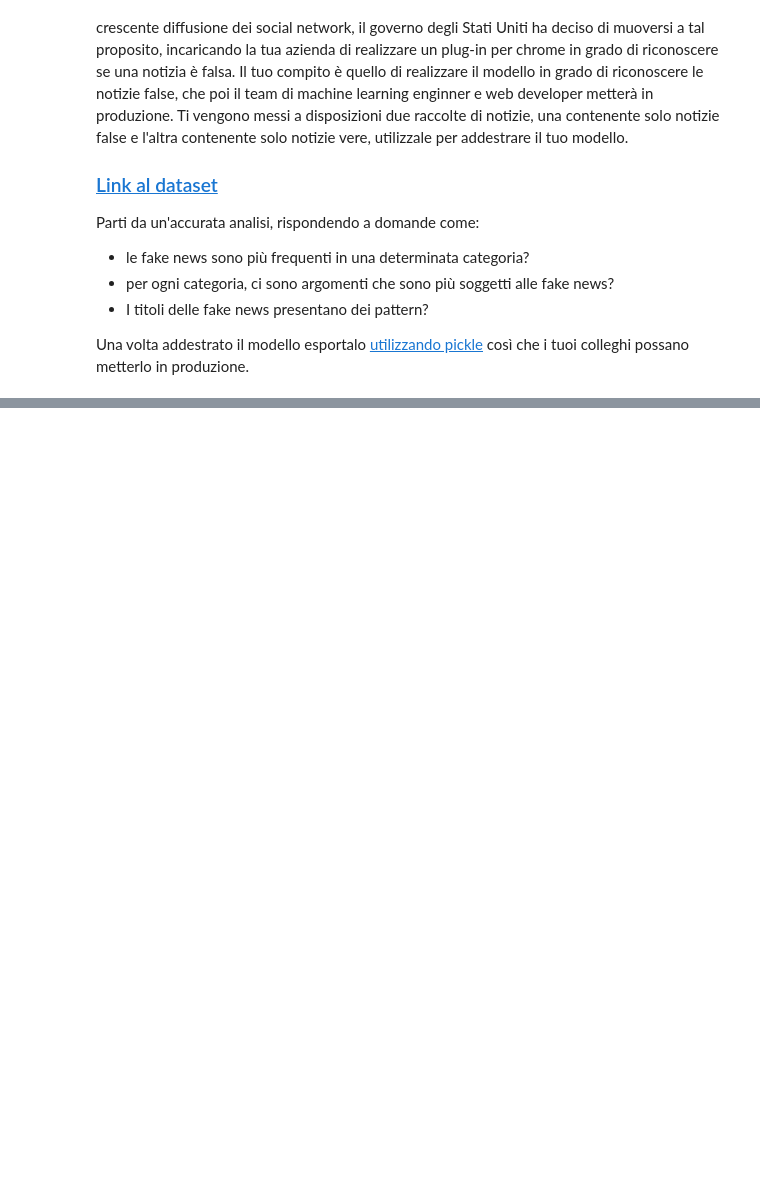
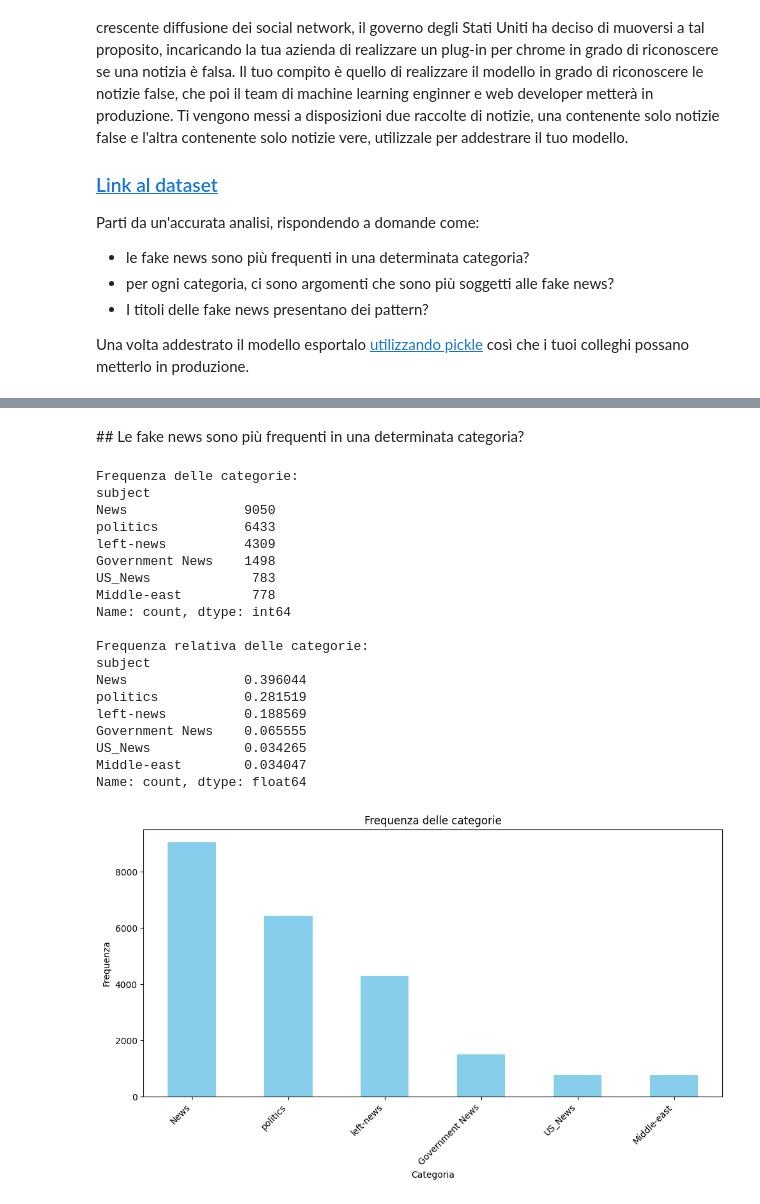
Before and after one commit to cdario79/FiltroFakeNews, a Jupyter notebook: Filtro_per_Fake_News.ipynb, the cells around one changed output, grey strips where cells are left out. Drawn from its saved outputs; the diff is of its cells as text; code cells hidden in the pictures; blank space fills up the shorter version.

```diff
--- a/Filtro_per_Fake_News.ipynb
+++ b/Filtro_per_Fake_News.ipynb
@@ -59,0 +92,3 @@ df_fake.head()
+# %%
+CLEANED_TRUE_NEWS_DATA_FILE_GDRIVE_ID = '1D4q098C3aLifRCdseopfMThzYa-nDa4b'
+CLEANED_FAKE_NEWS_DATA_FILE_GDRIVE_ID = '1Uk3b-kfst_MJ8YopmXGlMwu7Q7Sg-dix'
@@ -59,0 +278,3 @@ df_fake.head()
+# %%
+csv_fake_new_file_name = download_csv_from_google_drive(CLEANED_FAKE_NEWS_DATA_FILE_GDRIVE_ID)
+df_fake_cleaned = pd.read_csv(csv_fake_new_file_name)
@@ -59,0 +283,2 @@ df_fake.head()
+# %%
+df_fake_cleaned.dropna(inplace=True)
@@ -59,0 +323,47 @@ df_fake.head()
+# %% [markdown]
+## Le fake news sono più frequenti in una determinata categoria?
+# %%
+# Contare il numero di occorrenze per ciascuna categoria
+frequenza_categorie = df_fake_cleaned['subject'].value_counts()
+
+# Calcolare la frequenza di ciascuna categoria rispetto al totale
+frequenza_relativa = frequenza_categorie / len(df_fake_cleaned)
+
+print("Frequenza delle categorie:")
+print(frequenza_categorie)
+print("\nFrequenza relativa delle categorie:")
+print(frequenza_relativa)
+
+# Ordinare le categorie per frequenza in ordine decrescente
+frequenza_categorie_ordinate = frequenza_categorie.sort_values(ascending=False)
+
+# Creazione del grafico a barre ordinato per frequenza
+plt.figure(figsize=(10, 6))
+frequenza_categorie_ordinate.plot(kind='bar', color='skyblue')
+plt.title('Frequenza delle categorie')
+plt.xlabel('Categoria')
+plt.ylabel('Frequenza')
+plt.xticks(rotation=45, ha='right')
+plt.tight_layout()
+plt.show()
+# %% [output]
+Frequenza delle categorie:
+subject
+News               9050
+politics           6433
+left-news          4309
+Government News    1498
+US_News             783
+Middle-east         778
+Name: count, dtype: int64
+
+Frequenza relativa delle categorie:
+subject
+News               0.396044
+politics           0.281519
+left-news          0.188569
+Government News    0.065555
+US_News            0.034265
+Middle-east        0.034047
+Name: count, dtype: float64
+[figure, added]
```
Also changed, not shown: parts of 54 cells of this notebook.
